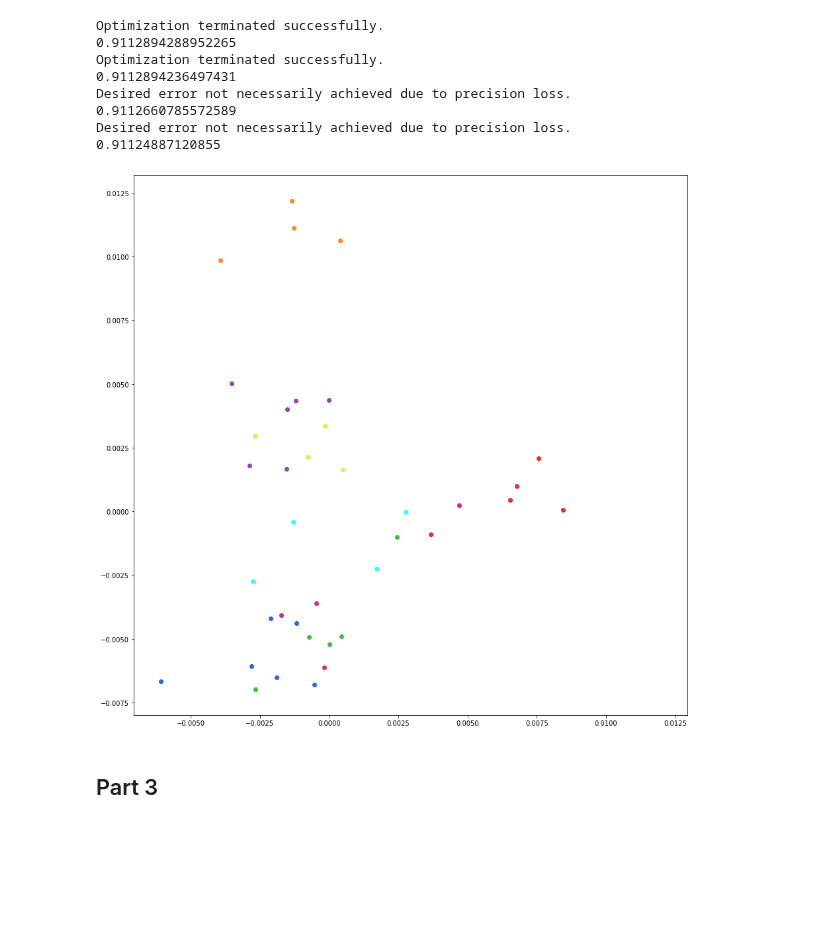
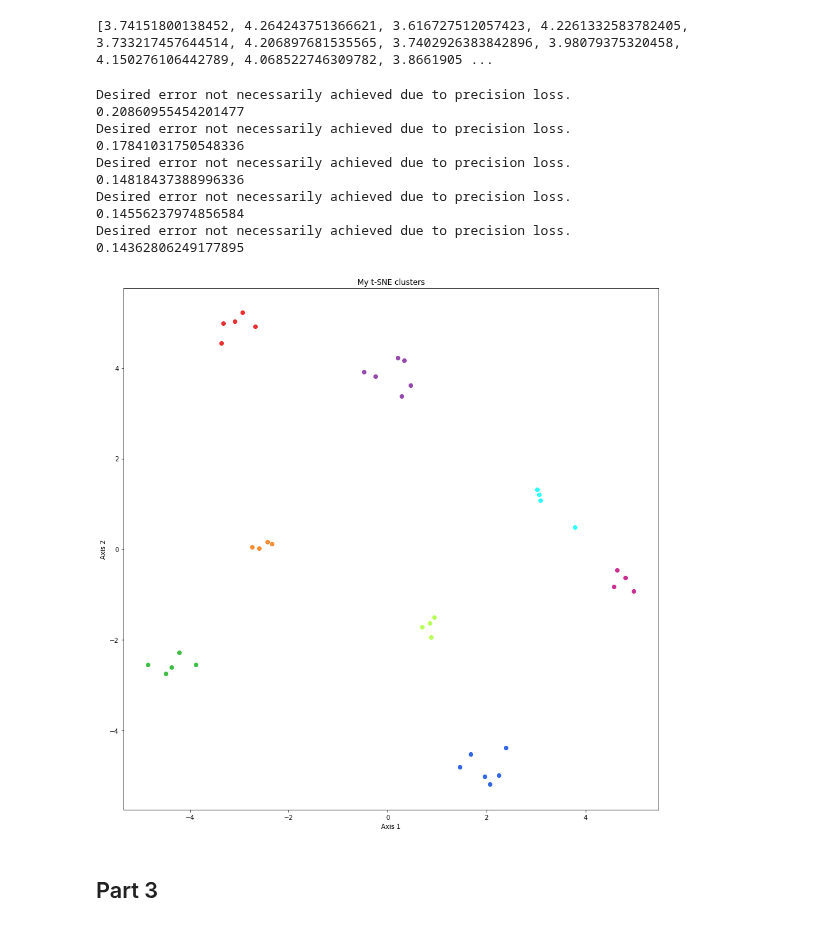
Before and after one commit to zmiller22/MCB112, a Jupyter notebook: week_12/MillerZachary_MCB112_11.ipynb, the cells around one changed output. Cells and saved outputs as stored; diff of their text form; code cells hidden in the pictures; blank space fills up the shorter version.

```diff
--- a/week_12/MillerZachary_MCB112_11.ipynb
+++ b/week_12/MillerZachary_MCB112_11.ipynb
@@ -14,6 +23,7 @@ import seaborn as sns
 def PCA(data_arr, n):
     """Takes in a non-standardized data array and performs PCA using SVD. Data should be in tidy format,
     with rows as observations and columns as variables"""
+
     num_rows = data_arr.shape[0]
     # Center the data
     centroid = np.mean(data_arr, axis=0)
@@ -29,8 +39,9 @@ def PCA(data_arr, n):
 
     return PCA_data, eig_vectors, eig_vals, s, U, centroid
 
-def plot_cluster_data(data, cluster_labels, plot_label_type):
-
+def plot_cluster_data(data, cluster_labels, plot_label_type, plot_title):
+    """Plots data in two dimensions with colored clusters. Plot label type has the option to label the
+    plot as a PCA plot if set to 'PCA', or just a generic plot label when set to None"""
     plt.figure(figsize=(15,15))
 
     clusters = np.unique(cluster_labels)
@@ -50,7 +61,12 @@ def plot_cluster_data(data, cluster_labels, plot_label_type):
         plt.scatter(plot_data[:,0], plot_data[:,1], marker='o', alpha=0.8, color=colors[cluster])
 
     if plot_label_type == "PCA":
-        plt.title("Cluster data projected into first 2 PCs")
+        plt.title(plot_title)
         plt.xlabel("PC1")
         plt.ylabel("PC2")
+
+    else:
+        plt.title(plot_title)
+        plt.xlabel("Axis 1")
+        plt.ylabel("Axis 2")
 # %%
@@ -169,41 +209,45 @@ def calc_KL_dist(Y_mat, P_mat):
 dist_list = [distance.euclidean(row_1, row_2) for row_1 in small_log_counts for row_2 in small_log_counts]
 dist_mat = np.asarray(dist_list).reshape(small_log_counts.shape[0], small_log_counts.shape[0])
 
-sigma_list = get_sigmas(15, small_log_counts, dist_mat)
+sigma_list = get_sigmas(10, small_log_counts, dist_mat)
 
 P_mat = calc_P_mat(dist_mat, sigma_list)
+# %%
+print(sigma_list)
+# %% [output]
+[3.74151800138452, 4.264243751366621, 3.616727512057423, 4.2261332583782405, 3.733217457644514, 4.206897681535565, 3.7402926383842896, 3.98079375320458, 4.150276106442789, 4.068522746309782, 3.8661905 ...
 # %%
 #NOTE this is not actually getting any smaller. Need to check the gradient function to make sure it
-# correct. After that, check the calculation of the KL_dist
+# correct. After that, check the calculation of the KL_dist *FIXED*
 
-#NOTE I am temporarily ignoring the gradient to see if it works without it, in which case the gradient
-# is the problem. After doing this, the success returned true but it did not seem to work as the initial
-# points did not move at all
+#NOTE I checked the gradient using check_grad, was within e-6 so I don't think that is the problem
 best = 100
 vals = -1
 
-for i in range(200):
-    Y_mat = np.random.normal( 0., 1e-4, (38, 2) )
+for i in range(20):
+    Y_mat = np.random.normal( 0., 1, (38, 2) )
     result = optimize.minimize(calc_KL_dist, Y_mat.flatten(), args=(P_mat), jac=True)
 
-    if result.fun < best:
+    if result.fun <= best:
         best = result.fun
         vals = result.x
         print(result.message)
         print(best)
 # %% [output]
-Optimization terminated successfully.
-0.9112894288952265
-Optimization terminated successfully.
-0.9112894236497431
 Desired error not necessarily achieved due to precision loss.
-0.9112660785572589
+0.20860955454201477
 Desired error not necessarily achieved due to precision loss.
-0.91124887120855
+0.17841031750548336
+Desired error not necessarily achieved due to precision loss.
+0.14818437388996336
+Desired error not necessarily achieved due to precision loss.
+0.14556237974856584
+Desired error not necessarily achieved due to precision loss.
+0.14362806249177895
 # %%
 vals = vals.reshape(38,2)
-plot_cluster_data(vals, small_data_labels, plot_label_type=False)
+plot_cluster_data(vals, small_data_labels, plot_label_type=False, plot_title="My t-SNE clusters")
 # %% [output]
-[figure, old version]
+[figure, new version]
 # %% [markdown]
 ## Part 3
```
Also changed, not shown: parts of 14 cells of this notebook.
